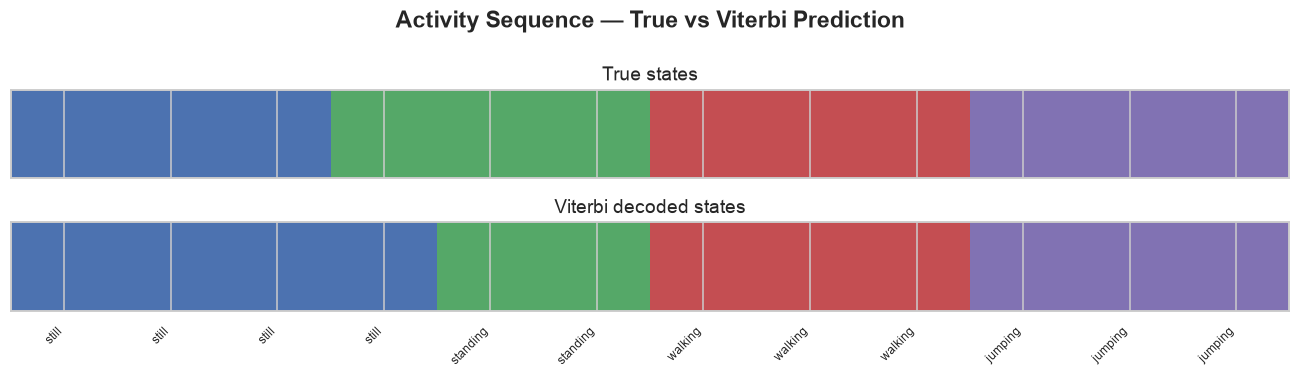
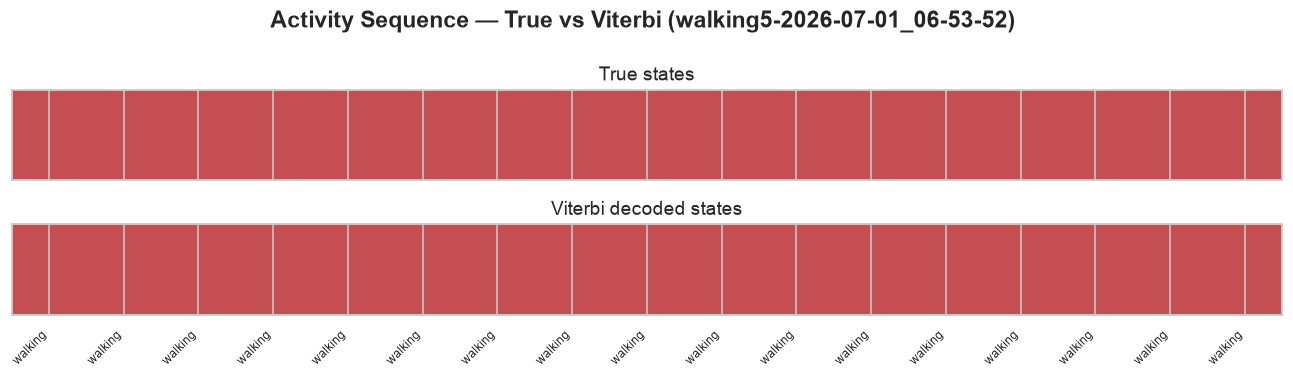
The notebook cell's code change between the first figure and the second:
--- before
+++ after
@@ -1,9 +1,13 @@
-test_sequence = np.vstack([
-    X_test[y_test == s][:3] for s in range(N_STATES) if (y_test == s).any()
-])
-true_states = np.concatenate([
-    np.full(min(3, (y_test == s).sum()), s) for s in range(N_STATES) if (y_test == s).any()
-])
-decoded = hmm.predict(test_sequence)
+# Decode one held-out session end-to-end (same protocol as test evaluation)
+test_meta = meta_df.loc[test_mask].copy()
+demo_session = "walking5-2026-07-01_06-53-52"
+group = test_meta[test_meta["session"] == demo_session].sort_values("start_s")
+if group.empty:
+    demo_session = sorted(test_meta["session"].unique())[0]
+    group = test_meta[test_meta["session"] == demo_session].sort_values("start_s")
+
+session_idx = group.index.to_numpy()
+true_states = y[session_idx]
+decoded = hmm.predict(X_scaled[session_idx])
 
 state_cmap = ListedColormap([PALETTE[IDX_TO_STATE[i]] for i in range(N_STATES)])
@@ -17,5 +21,5 @@
     ax.set_xticklabels([IDX_TO_STATE[s] for s in states], rotation=45, ha="right", fontsize=8)
 
-fig.suptitle("Activity Sequence — True vs Viterbi Prediction", fontweight="bold")
+fig.suptitle(f"Activity Sequence — True vs Viterbi ({demo_session})", fontweight="bold")
 fig.tight_layout()
 fig.savefig(FIGURES_DIR / "05_decoded_sequence.png", bbox_inches="tight")

Commit: included a sample for decoded sequence